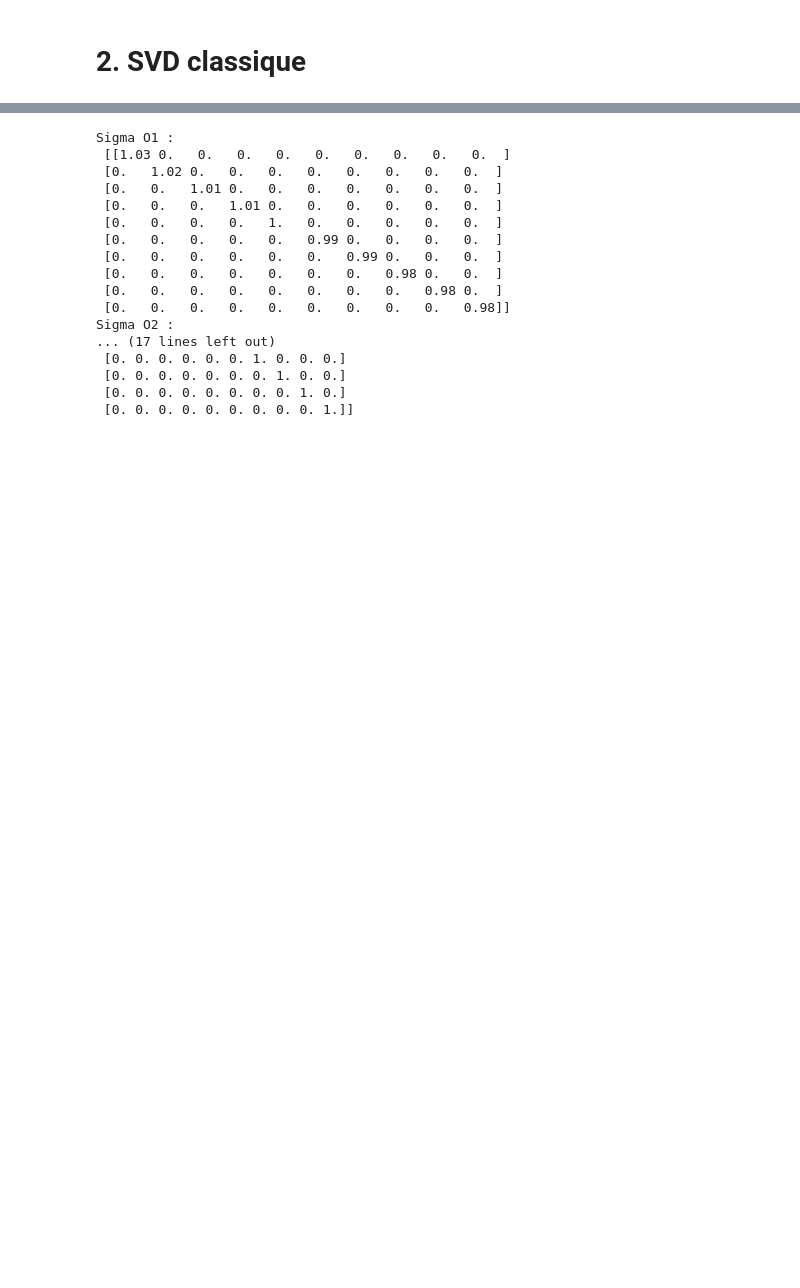
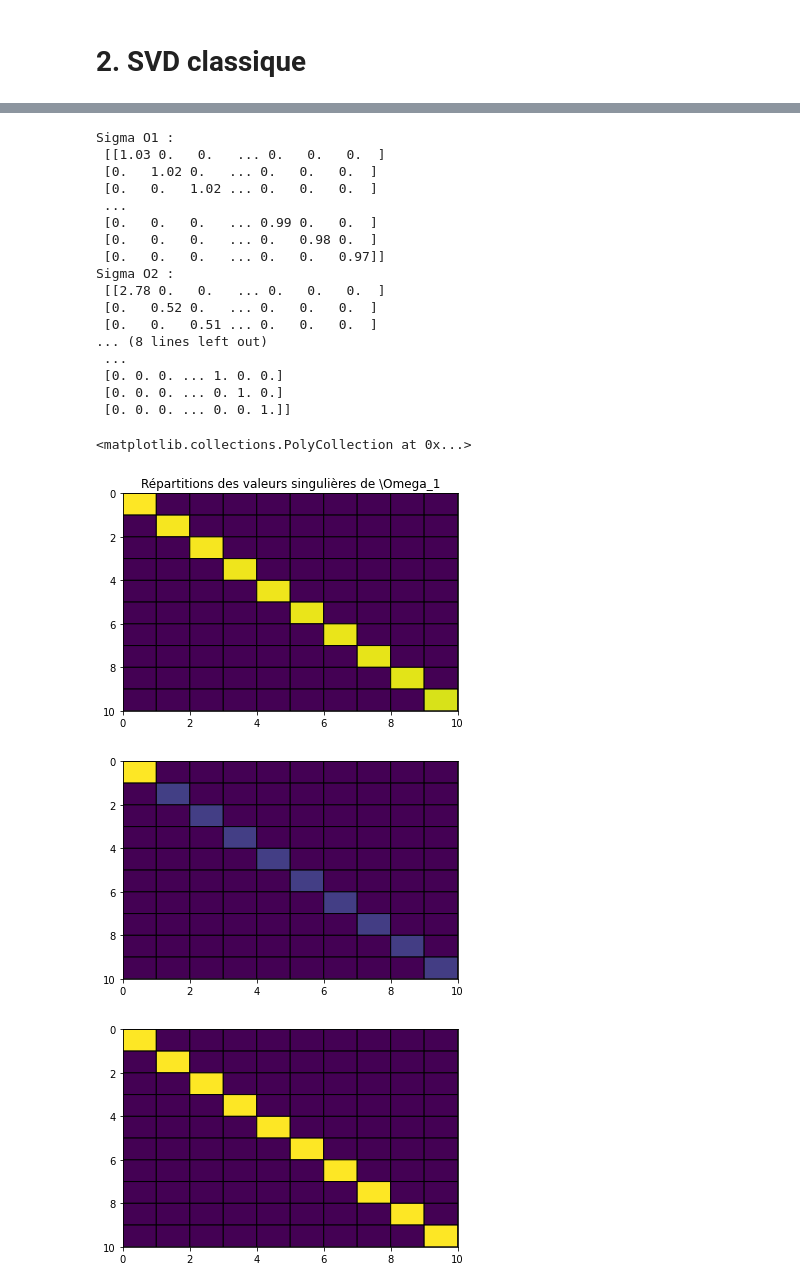
Before and after one commit to Aympab/randomized-svd, a Jupyter notebook: main.ipynb, the cells around one changed output, grey strips where cells are left out. Cells and saved outputs as stored; diff of their text form; code cells hidden in the pictures; blank space fills up the shorter version.

```diff
--- a/main.ipynb
+++ b/main.ipynb
@@ -96,41 +97,55 @@ Nous allons jouer sur la valeur de $m$ et observer comment convergent les matric
 # %%
 m = 10000
 n = 10
 
 Omega1=np.random.normal(0, 1, (m, n))
 
 Omega2=np.random.uniform(0, 1, (m, n))
 
 Omega3=np.zeros((m, n))
 for c in Omega3.T :
     random_int = randint(0, m)
     c[random_int] = 1
 
 U1, S1, Vt1 = np.linalg.svd(normalize(Omega1.T), full_matrices=False)
 U2, S2, Vt2 = np.linalg.svd(normalize(Omega2.T), full_matrices=False)
 U3, S3, Vt3 = np.linalg.svd(normalize(Omega3), full_matrices=False)
 
 print("Sigma O1 :\n", np.diag(S1).round(2))
 print("Sigma O2 :\n", np.diag(S2).round(2))
 print("Sigma O3 :\n", np.diag(S3).round(2))
 # print("O1 :\n", Omega1.round(2))
 # print("O2 :\n", Omega2.round(2))
 # print("O3 :\n", Omega3.round(2))
+plt.figure(0)
+plt.title("Répartitions des valeurs singulières de \Omega_1")
+plt.gca().invert_yaxis()
+plt.pcolor(np.diag(S1), edgecolors='k', linewidths=1)
+plt.figure(1)
+plt.gca().invert_yaxis()
+plt.pcolor(np.diag(S2), edgecolors='k', linewidths=1)
+plt.figure(3)
+plt.gca().invert_yaxis()
+plt.pcolor(np.diag(S3), edgecolors='k', linewidths=1)
 # %% [output]
 Sigma O1 :
- [[1.03 0.   0.   0.   0.   0.   0.   0.   0.   0.  ]
- [0.   1.02 0.   0.   0.   0.   0.   0.   0.   0.  ]
- [0.   0.   1.01 0.   0.   0.   0.   0.   0.   0.  ]
- [0.   0.   0.   1.01 0.   0.   0.   0.   0.   0.  ]
- [0.   0.   0.   0.   1.   0.   0.   0.   0.   0.  ]
- [0.   0.   0.   0.   0.   0.99 0.   0.   0.   0.  ]
- [0.   0.   0.   0.   0.   0.   0.99 0.   0.   0.  ]
- [0.   0.   0.   0.   0.   0.   0.   0.98 0.   0.  ]
- [0.   0.   0.   0.   0.   0.   0.   0.   0.98 0.  ]
- [0.   0.   0.   0.   0.   0.   0.   0.   0.   0.98]]
+ [[1.03 0.   0.   ... 0.   0.   0.  ]
+ [0.   1.02 0.   ... 0.   0.   0.  ]
+ [0.   0.   1.02 ... 0.   0.   0.  ]
+ ...
+ [0.   0.   0.   ... 0.99 0.   0.  ]
+ [0.   0.   0.   ... 0.   0.98 0.  ]
+ [0.   0.   0.   ... 0.   0.   0.97]]
 Sigma O2 :
-... (17 lines left out)
- [0. 0. 0. 0. 0. 0. 1. 0. 0. 0.]
- [0. 0. 0. 0. 0. 0. 0. 1. 0. 0.]
- [0. 0. 0. 0. 0. 0. 0. 0. 1. 0.]
- [0. 0. 0. 0. 0. 0. 0. 0. 0. 1.]]
+ [[2.78 0.   0.   ... 0.   0.   0.  ]
+ [0.   0.52 0.   ... 0.   0.   0.  ]
+ [0.   0.   0.51 ... 0.   0.   0.  ]
+... (8 lines left out)
+ ...
+ [0. 0. 0. ... 1. 0. 0.]
+ [0. 0. 0. ... 0. 1. 0.]
+ [0. 0. 0. ... 0. 0. 1.]]
+<matplotlib.collections.PolyCollection at 0x...>
+[figure, added]
+[figure, added]
+[figure, added]
```
Also changed, not shown: parts of 11 cells of this notebook, 9 other files.
